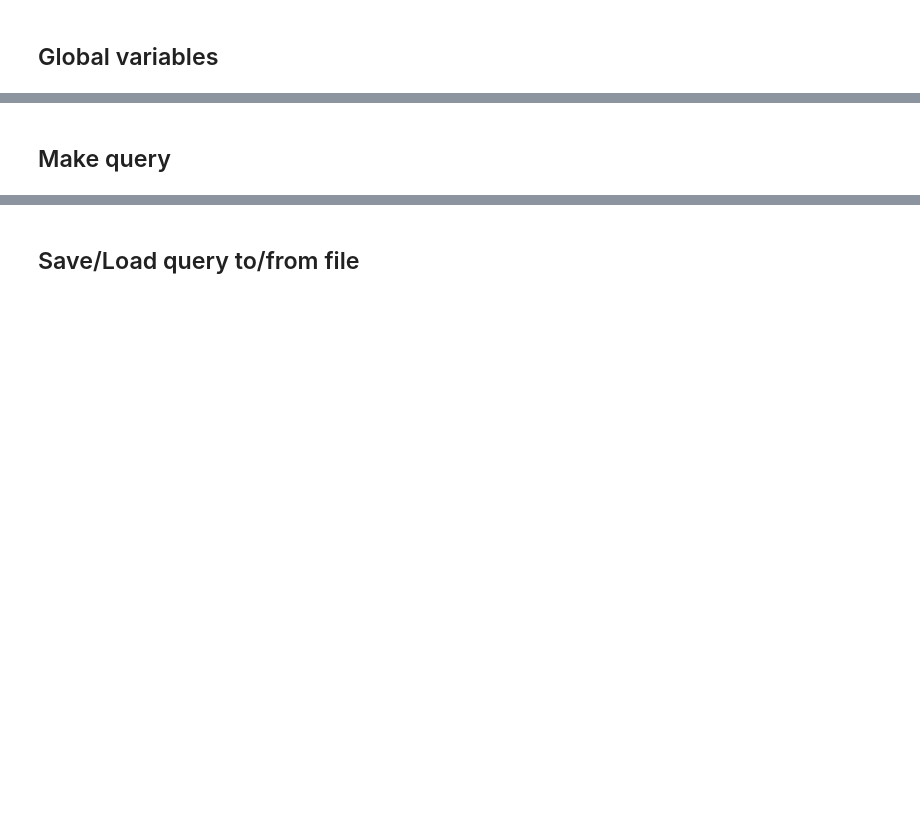
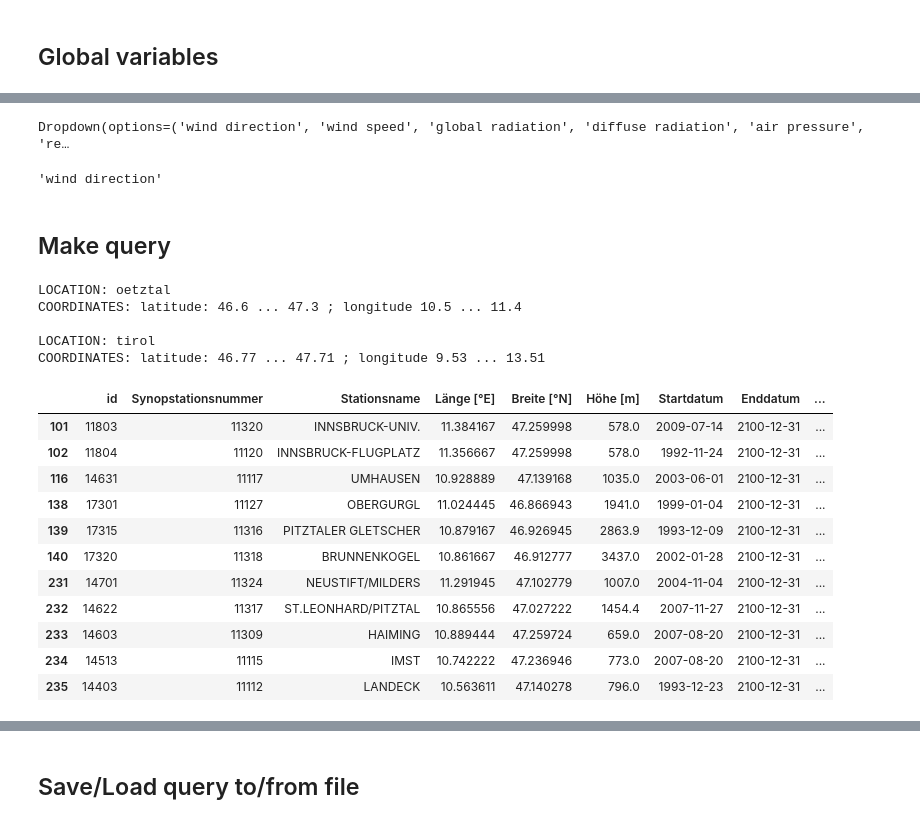
Before and after one commit to skalevag/ZAMG_data_hub_download, a Jupyter notebook: STATIONS_download.ipynb, the cells around one changed output, grey strips where cells are left out. Drawn from its saved outputs; the diff is of its cells as text; code cells hidden in the pictures; blank space fills up the shorter version.

Commit message:
added 10 min station data download, still needs some work...

```diff
--- a/STATIONS_download.ipynb
+++ b/STATIONS_download.ipynb
@@ -61,0 +121,4 @@ DatasetType.SPARTACUS
+# %%
+stations_meta = pd.read_csv("ZEHNMIN Stations-Metadaten.csv")
+parameter_meta = pd.read_csv("ZEHNMIN Parameter-Metadaten.csv", index_col=0)
+parameter_meta.loc[params]
@@ -62,3 +144,75 @@ DatasetType.SPARTACUS
+# %%
+dropdown_variable = widgets.Dropdown(options=param_heads_eng)
+variable = widgets.Output()
+
+
+def dropdown_variable_eventhandler(change):
+    variable.clear_output()
+    sel = getParameterWithFlags([var_convert[change.new]], parameter_meta)
+    display(parameter_meta.loc[sel])
+
+
+dropdown_variable.observe(dropdown_variable_eventhandler, names="value")
+
+display(dropdown_variable)
+# %% [output]
+Dropdown(options=('wind direction', 'wind speed', 'global radiation', 'diffuse radiation', 'air pressure', 're…
+# %%
+dropdown_variable.value
+# %% [output]
+'wind direction'
 # %% [markdown]
 ## Make query
+# %%
+gridbox_oetz = query.LatLonBox(
+    label="oetztal", lat_min=46.6, lat_max=47.3, lon_min=10.5, lon_max=11.4
+)
+print(gridbox_oetz)
+print()
+
+# gridbox for all Tirol
+gridbox_tirol = query.LatLonBox(
+    label="tirol", lat_min=46.77, lat_max=47.71, lon_min=9.53, lon_max=13.51
+)
+print(gridbox_tirol)
+print()
+# %% [output]
+LOCATION: oetztal
+COORDINATES: latitude: 46.6 ... 47.3 ; longitude 10.5 ... 11.4
+
+LOCATION: tirol
+COORDINATES: latitude: 46.77 ... 47.71 ; longitude 9.53 ... 13.51
+# %%
+# find stations within gridbox
+def stationsInGridbox(stations_meta, gridbox: query.LatLonBox):
+    # find stations in right longitude range
+    lon_mask = np.logical_and(
+        stations_meta["Länge [°E]"].values < gridbox.lon_max,
+        stations_meta["Länge [°E]"].values > gridbox.lon_min,
+    )
+    # find stations in right latitude range
+    lat_mask = np.logical_and(
+        stations_meta["Breite [°N]"].values < gridbox.lat_max,
+        stations_meta["Breite [°N]"].values > gridbox.lat_min,
+    )
+    # combine the masks
+    mask = np.logical_and(lat_mask, lon_mask)
+    return stations_meta[mask]
+# %%
+stations_oetz = stationsInGridbox(stations_meta, gridbox_oetz)
+station_ids = stations_oetz.id.values
+stations_oetz
+# %% [output]
+|  | id | Synopstationsnummer | Stationsname | Länge [°E] | Breite [°N] | Höhe [m] | Startdatum | Enddatum | ... |
+| 101 | 11803 | 11320 | INNSBRUCK-UNIV. | 11.384167 | 47.259998 | 578.0 | 2009-07-14 | 2100-12-31 | ... |
+| 102 | 11804 | 11120 | INNSBRUCK-FLUGPLATZ | 11.356667 | 47.259998 | 578.0 | 1992-11-24 | 2100-12-31 | ... |
+| 116 | 14631 | 11117 | UMHAUSEN | 10.928889 | 47.139168 | 1035.0 | 2003-06-01 | 2100-12-31 | ... |
+| 138 | 17301 | 11127 | OBERGURGL | 11.024445 | 46.866943 | 1941.0 | 1999-01-04 | 2100-12-31 | ... |
+| 139 | 17315 | 11316 | PITZTALER GLETSCHER | 10.879167 | 46.926945 | 2863.9 | 1993-12-09 | 2100-12-31 | ... |
+| 140 | 17320 | 11318 | BRUNNENKOGEL | 10.861667 | 46.912777 | 3437.0 | 2002-01-28 | 2100-12-31 | ... |
+| 231 | 14701 | 11324 | NEUSTIFT/MILDERS | 11.291945 | 47.102779 | 1007.0 | 2004-11-04 | 2100-12-31 | ... |
+| 232 | 14622 | 11317 | ST.LEONHARD/PITZTAL | 10.865556 | 47.027222 | 1454.4 | 2007-11-27 | 2100-12-31 | ... |
+| 233 | 14603 | 11309 | HAIMING | 10.889444 | 47.259724 | 659.0 | 2007-08-20 | 2100-12-31 | ... |
+| 234 | 14513 | 11115 | IMST | 10.742222 | 47.236946 | 773.0 | 2007-08-20 | 2100-12-31 | ... |
+| 235 | 14403 | 11112 | LANDECK | 10.563611 | 47.140278 | 796.0 | 1993-12-23 | 2100-12-31 | ... |
 # %%
```
Also changed, not shown: parts of 11 cells of this notebook, 17 other files.
